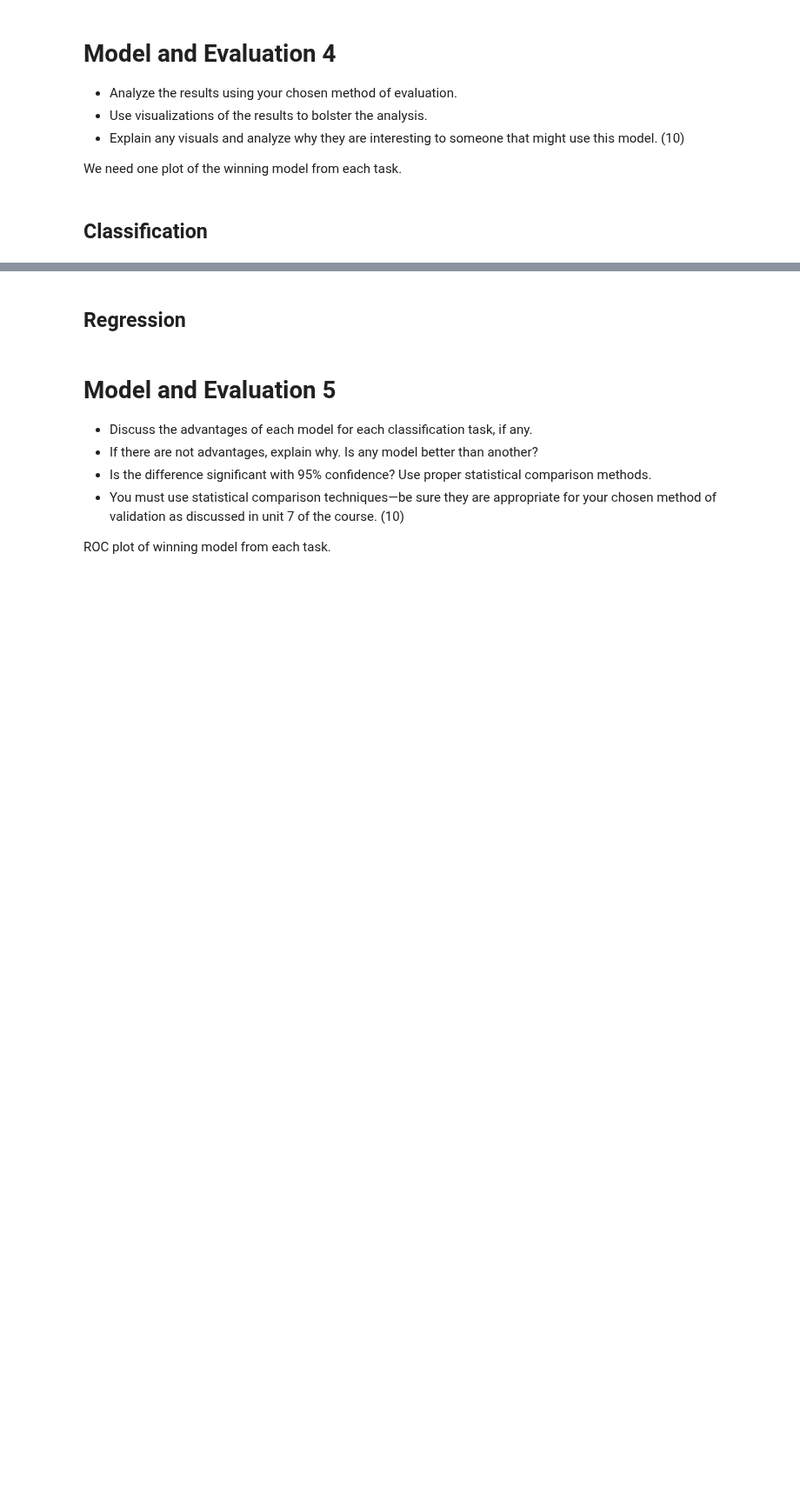
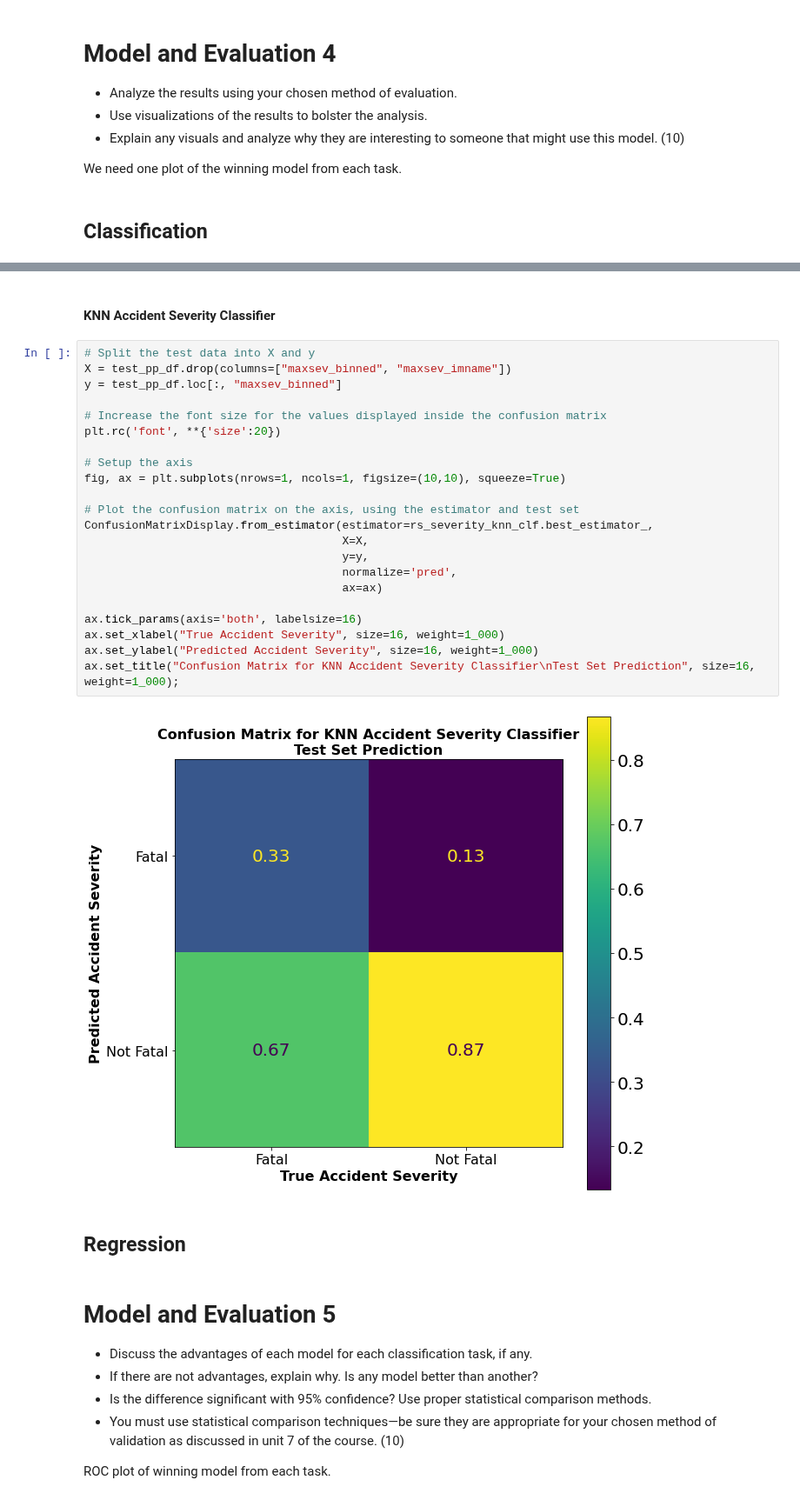
Before and after one commit to BradenAnderson/Accident_Severity_Prediction, a Jupyter notebook: HienEDIT_AndersonLamWeeda_Lab2_Draft.ipynb, the cells around one changed output, grey strips where cells are left out. Shown at 87% size. Cells and saved outputs as stored; diff of their text form; blank space fills up the shorter version.

```diff
--- a/HienEDIT_AndersonLamWeeda_Lab2_Draft.ipynb
+++ b/HienEDIT_AndersonLamWeeda_Lab2_Draft.ipynb
@@ -1463,3 +1536,29 @@ We need one plot of the winning model from each task.
+# %% [markdown]
+#### KNN Accident Severity Classifier
+# %%
+# Split the test data into X and y
+X = test_pp_df.drop(columns=["maxsev_binned", "maxsev_imname"])
+y = test_pp_df.loc[:, "maxsev_binned"]
+
+# Increase the font size for the values displayed inside the confusion matrix
+plt.rc('font', **{'size':20})
+
+# Setup the axis
+fig, ax = plt.subplots(nrows=1, ncols=1, figsize=(10,10), squeeze=True)
+
+# Plot the confusion matrix on the axis, using the estimator and test set
+ConfusionMatrixDisplay.from_estimator(estimator=rs_severity_knn_clf.best_estimator_,
+                                      X=X,
+                                      y=y,
+                                      normalize='pred',
+                                      ax=ax)
+
+ax.tick_params(axis='both', labelsize=16)
+ax.set_xlabel("True Accident Severity", size=16, weight=1_000)
+ax.set_ylabel("Predicted Accident Severity", size=16, weight=1_000)
+ax.set_title("Confusion Matrix for KNN Accident Severity Classifier\nTest Set Prediction", size=16, weight=1_000);
+# %% [output]
+[figure, added]
 # %% [markdown]
 ## Regression
 # %% [markdown]
```
Also changed, not shown: parts of 9 cells of this notebook.
